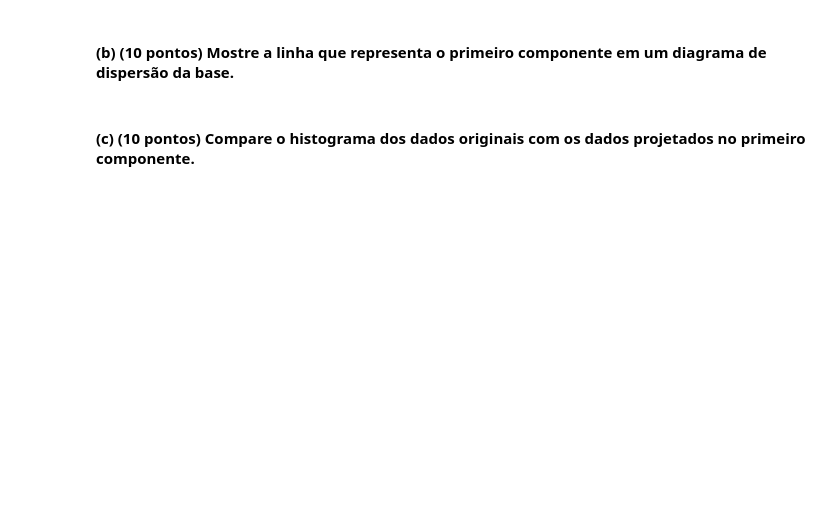
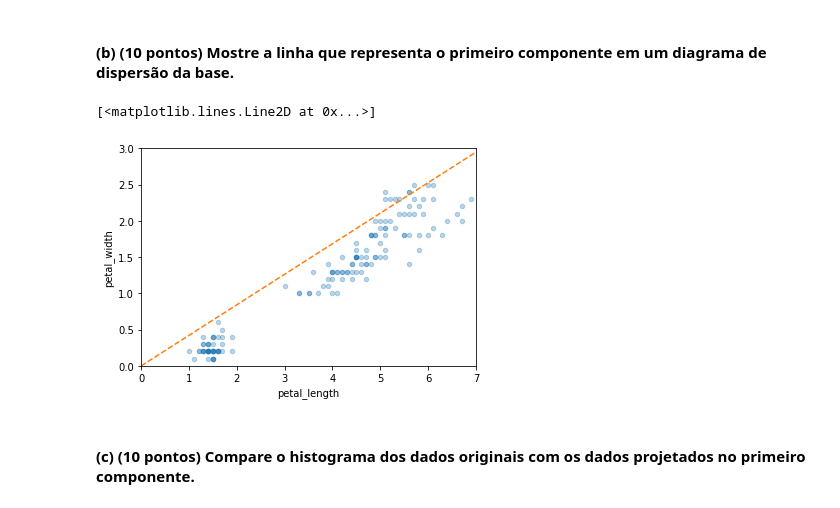
Before and after one commit to yuriresendematias/Aprendizagem-de-Maquina, a Jupyter notebook: Semana 11/Atividade11.ipynb, the cells around one changed output. Drawn from its saved outputs; the diff is of its cells as text; code cells hidden in the pictures; blank space fills up the shorter version.

```diff
--- a/Semana 11/Atividade11.ipynb
+++ b/Semana 11/Atividade11.ipynb
@@ -31,4 +56,18 @@ Name: variety, dtype: object
 # %% [markdown]
 #### (b) (10 pontos) Mostre a linha que representa o primeiro componente em um diagrama de dispersão da base.
+# %%
+import numpy as np
+
+def abline(slope, ax):
+    x_vals = np.array(ax.get_xlim())
+    return (x_vals, slope * x_vals)
+# %%
+ax = df.plot.scatter(x='petal_length', y='petal_width', alpha=0.3)
+ax.set_xlim(0, 7)
+ax.set_ylim(0,3)
+ax.plot(*abline(loadings.loc[0, 'petal_width'] / loadings.loc[0, 'petal_length'], ax), '--', color='C1')
+# %% [output]
+[<matplotlib.lines.Line2D at 0x...>]
+[figure, added]
 # %% [markdown]
 #### (c) (10 pontos) Compare o histograma dos dados originais com os dados projetados no primeiro componente.
```
Also changed, not shown: parts of 29 cells of this notebook, 3 other files.
